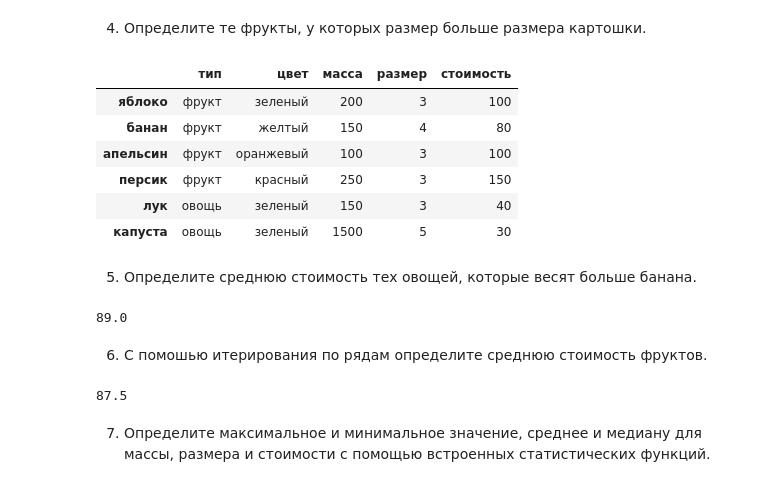
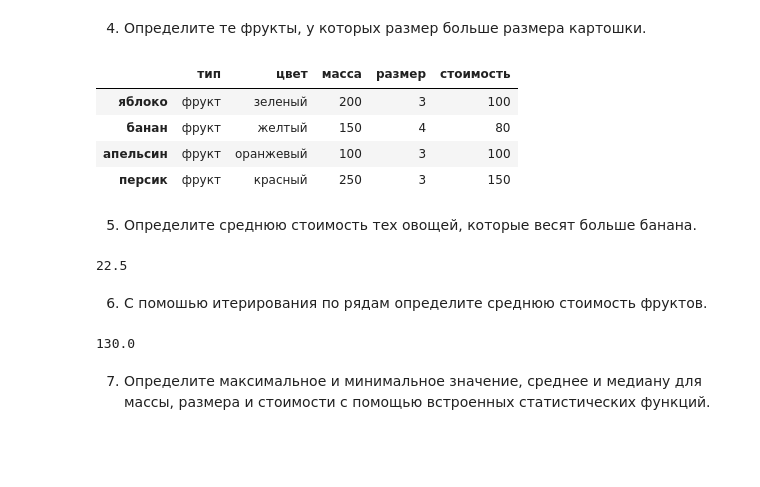
Before and after one commit to talex00/Simulation-modeling-and-big-data-analytics-course, a Jupyter notebook: Lab2_task.ipynb, the cells around one changed output. Saved outputs shown, nothing was run; the diff lists cells and outputs as text; code cells hidden in the pictures; blank space fills up the shorter version.

```diff
--- a/Lab2_task.ipynb
+++ b/Lab2_task.ipynb
@@ -999,34 +999,37 @@ memory usage: 480.0+ bytes
 # %% [markdown]
 4. Определите те фрукты, у которых размер больше размера картошки.
 # %%
-df[df['размер'] > df['размер']['картошка']]
+df_fruits_bigger_than_potato = df[df['размер'] > df['размер']['картошка']]
+df_fruits_bigger_than_potato = df_fruits_bigger_than_potato[df_fruits_bigger_than_potato['тип'] == 'фрукт']
+df_fruits_bigger_than_potato
 # %% [output]
 |  | тип | цвет | масса | размер | стоимость |
 | яблоко | фрукт | зеленый | 200 | 3 | 100 |
 | банан | фрукт | желтый | 150 | 4 | 80 |
 | апельсин | фрукт | оранжевый | 100 | 3 | 100 |
 | персик | фрукт | красный | 250 | 3 | 150 |
-| лук | овощь | зеленый | 150 | 3 | 40 |
-| капуста | овощь | зеленый | 1500 | 5 | 30 |
 # %% [markdown]
 5. Определите среднюю стоимость тех овощей, которые весят больше банана.
 # %%
-df[df['масса'] > df['масса']['банан']]['стоимость'].mean()
+df_veges_expensively_that_banana = df[df['масса'] > df['масса']['банан']]
+df_veges_expensively_that_banana = df_veges_expensively_that_banana[df_veges_expensively_that_banana['тип'] == 'овощь']
+df_veges_expensively_that_banana['стоимость'].mean()
 # %% [output]
-89.0
+22.5
 # %% [markdown]
 6. С помошью итерирования по рядам определите среднюю стоимость фруктов.
 # %%
+df_fruits = df[df['тип'] == 'фрукт']
 counter = 0
 total_sum = 0
-for idx, row in df.iterrows():
+for idx, row in df_fruits.iterrows():
     price = row['стоимость']
     total_sum += price
     counter += 1
 avg = total_sum / counter
 avg
 # %% [output]
-87.5
+130.0
 # %% [markdown]
 7. Определите максимальное и минимальное значение, среднее и медиану для массы, размера и стоимости с помощью встроенных статистических функций.
 # %%
```
